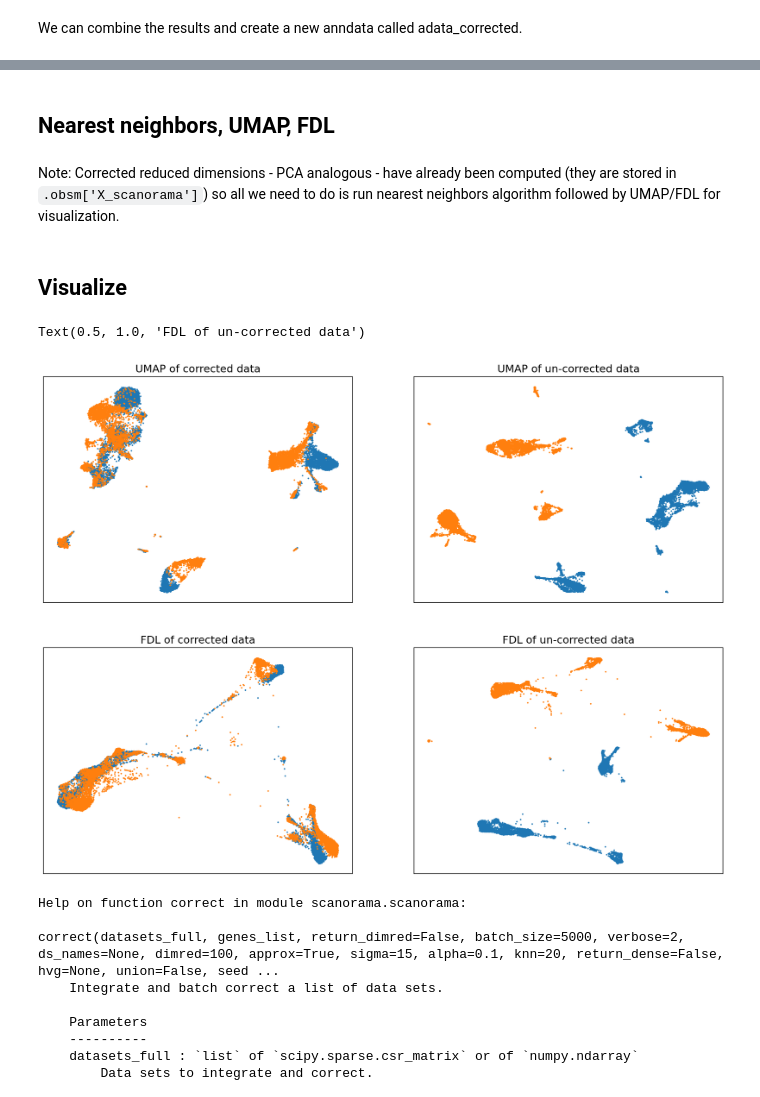
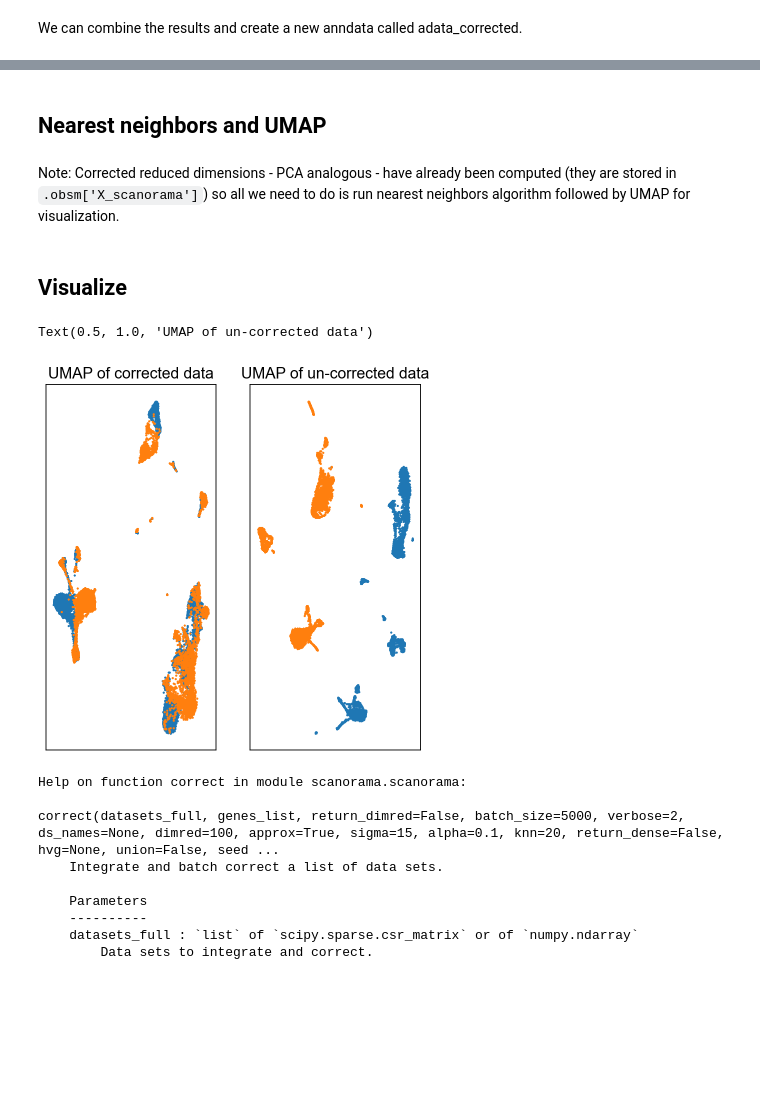
Before and after one commit to sarajimenez/GSCN_workshop_2024, a Jupyter notebook: _sources/session-3.2.ipynb, the cells around one changed output, grey strips where cells are left out. Saved outputs shown, nothing was run; the diff lists cells and outputs as text; code cells hidden in the pictures; blank space fills up the shorter version.

```diff
--- a/_sources/session-3.2.ipynb
+++ b/_sources/session-3.2.ipynb
@@ -22,3 +20,5 @@ input_path = '/data/peer/sharmar1/msk_workshop/workshop_2024_spring/session-4/'
+# %%
+input_path = '/Users/sara.jimenez/Documents/scWorkshop/data/'
 # %% [markdown]
 ## batch-1
 # %%
@@ -318,7 +318,0 @@ sc.tl.draw_graph(adata, layout='fa', random_state=0, neighbors_key='neighbors_30
-# %%
-# Clustering using PhenoGraph
-sc.external.tl.phenograph(adata, clustering_algo='leiden', k=30, jaccard=True, primary_metric='euclidean',
-                          resolution_parameter = 0.5)
-
-import scipy
-adata.obsp['pheno_jaccard_ig'] = scipy.sparse.csr_matrix(adata.obsp['pheno_jaccard_ig'])
@@ -504,3 +483,2 @@ Note: In the above combined adata_corrected data, we have X_pca, X_umap and X_dr
 # %%
 adata_corrected.obsm['old_UMAP'] = adata_corrected.obsm['X_umap']
-adata_corrected.obsm['old_FDL'] = adata_corrected.obsm['X_draw_graph_fa']
@@ -510,7 +492,7 @@ adata_corrected.obsm['old_FDL'] = adata_corrected.obsm['X_draw_graph_fa']
 # %% [markdown]
-##  Nearest neighbors, UMAP, FDL
+##  Nearest neighbors and UMAP
 # %% [markdown]
-Note: Corrected reduced dimensions - PCA analogous - have already been computed (they are stored in `.obsm['X_scanorama']`) so all we need to do is run nearest neighbors algorithm followed by UMAP/FDL for visualization.
+Note: Corrected reduced dimensions - PCA analogous - have already been computed (they are stored in `.obsm['X_scanorama']`) so all we need to do is run nearest neighbors algorithm followed by UMAP for visualization.
 # %%
 # Nearest neighbors on corrected PCA
 sc.pp.neighbors(adata_corrected, n_neighbors=30, use_rep='X_scanorama', metric='euclidean',
@@ -522,45 +503,27 @@ sc.tl.draw_graph(adata_corrected, layout='fa', random_state=0, neighbors_key='ne
 # %% [markdown]
 ## Visualize
 # %%
-fig = plt.figure(figsize = (8*2, 6*2))
-ax = fig.add_subplot(2, 2, 1)
+fig = plt.figure(figsize = (3*2, 3*2))
+ax = fig.add_subplot(1, 2, 1)
 c0 = adata_corrected.obs['batch'].astype(int) == 0
 c1 = adata_corrected.obs['batch'].astype(int) == 1
 ax.scatter(adata_corrected.obsm['X_umap'][c0, 0], adata_corrected.obsm['X_umap'][c0, 1], s = 1, label = 'Batch-0')
 ax.scatter(adata_corrected.obsm['X_umap'][c1, 0], adata_corrected.obsm['X_umap'][c1, 1], s = 1, label = 'Batch-1')
 ax.set_xticks([])
 ax.set_yticks([])
 ax.set_title('UMAP of corrected data')
 
-ax = fig.add_subplot(2, 2, 2)
+ax = fig.add_subplot(1, 2, 2)
 c0 = adata.obs['batch'] == 0
 c1 = adata.obs['batch'] == 1
 ax.scatter(adata_corrected.obsm['old_UMAP'][c0, 0], adata_corrected.obsm['old_UMAP'][c0, 1], s = 1, label = 'Batch-0')
 ax.scatter(adata_corrected.obsm['old_UMAP'][c1, 0], adata_corrected.obsm['old_UMAP'][c1, 1], s = 1, label = 'Batch-1')
 ax.set_xticks([])
 ax.set_yticks([])
 ax.set_title('UMAP of un-corrected data')
-
-ax = fig.add_subplot(2, 2, 3)
-c0 = adata_corrected.obs['batch'].astype(int) == 0
-c1 = adata_corrected.obs['batch'].astype(int) == 1
-ax.scatter(adata_corrected.obsm['X_draw_graph_fa'][c0, 0], adata_corrected.obsm['X_draw_graph_fa'][c0, 1], s = 1, label = 'Batch-0')
-ax.scatter(adata_corrected.obsm['X_draw_graph_fa'][c1, 0], adata_corrected.obsm['X_draw_graph_fa'][c1, 1], s = 1, label = 'Batch-1')
-ax.set_xticks([])
-ax.set_yticks([])
-ax.set_title('FDL of corrected data')
-
-ax = fig.add_subplot(2, 2, 4)
-c0 = adata.obs['batch'] == 0
-c1 = adata.obs['batch'] == 1
-ax.scatter(adata_corrected.obsm['old_FDL'][c0, 0], adata_corrected.obsm['old_FDL'][c0, 1], s = 1, label = 'Batch-0')
-ax.scatter(adata_corrected.obsm['old_FDL'][c1, 0], adata_corrected.obsm['old_FDL'][c1, 1], s = 1, label = 'Batch-1')
-ax.set_xticks([])
-ax.set_yticks([])
-ax.set_title('FDL of un-corrected data')
 # %% [output]
-Text(0.5, 1.0, 'FDL of un-corrected data')
+Text(0.5, 1.0, 'UMAP of un-corrected data')
-[figure, old version]
+[figure, new version]
 # %%
 help(scanorama.correct)
 # %% [output]
```
Also changed, not shown: parts of 157 cells of this notebook, 36 other files.
